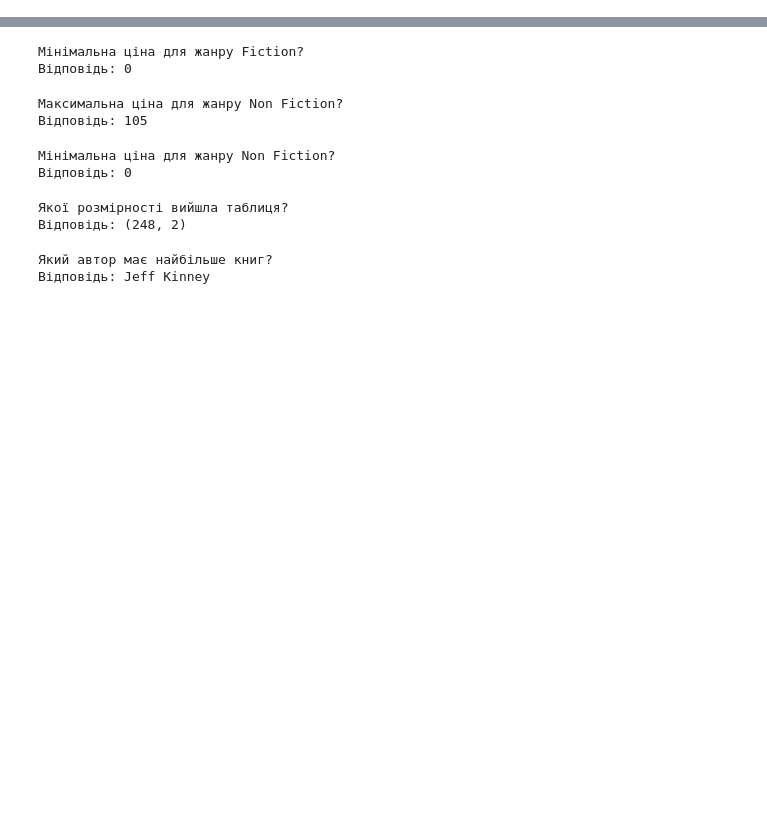
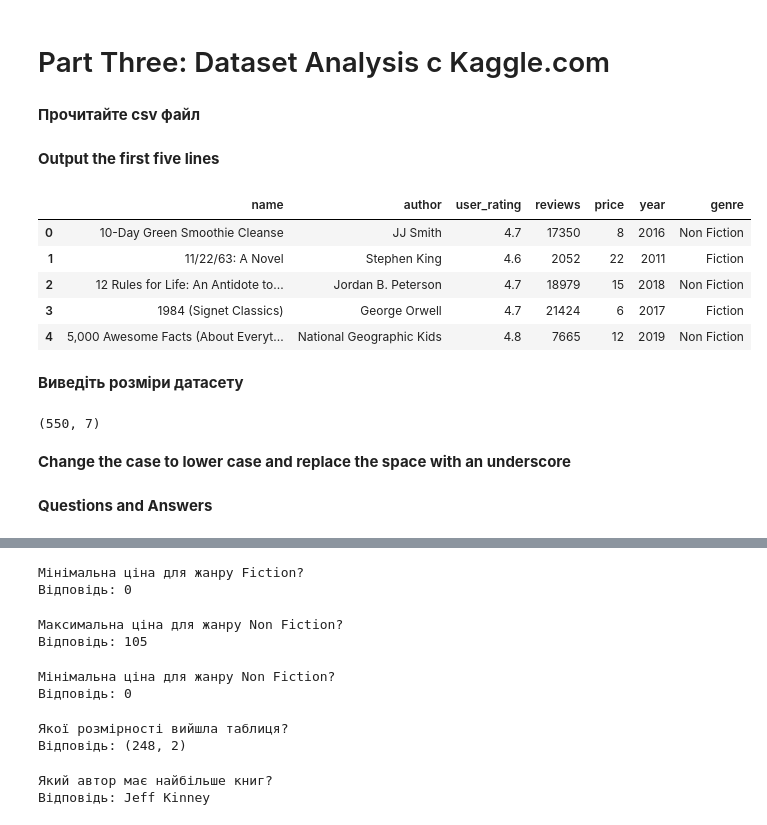
Before and after one commit to yehorkalchenko81/Data-Analysis-with-Pandas, a Jupyter notebook: Hw2_3.ipynb, the cells around one changed output, grey strips where cells are left out. Cells and saved outputs as stored; diff of their text form; code cells hidden in the pictures; blank space fills up the shorter version.

```diff
--- a/Hw2_3.ipynb
+++ b/Hw2_3.ipynb
@@ -137,0 +1,2 @@ print(f'Максимальна ціна для жанру Fiction?\nВідпов
+# %% [markdown]
+# Part Three: Dataset Analysis c Kaggle.com
@@ -137,0 +6,23 @@ print(f'Максимальна ціна для жанру Fiction?\nВідпов
+# %% [markdown]
+__Прочитайте csv файл__
+# %%
+df = pd.read_csv('bestsellers with categories.csv')
+# %% [markdown]
+__Output the first five lines__
+# %%
+df.head()
+# %% [output]
+|  | name | author | user_rating | reviews | price | year | genre |
+| 0 | 10-Day Green Smoothie Cleanse | JJ Smith | 4.7 | 17350 | 8 | 2016 | Non Fiction |
+| 1 | 11/22/63: A Novel | Stephen King | 4.6 | 2052 | 22 | 2011 | Fiction |
+| 2 | 12 Rules for Life: An Antidote to... | Jordan B. Peterson | 4.7 | 18979 | 15 | 2018 | Non Fiction |
+| 3 | 1984 (Signet Classics) | George Orwell | 4.7 | 21424 | 6 | 2017 | Fiction |
+| 4 | 5,000 Awesome Facts (About Everyt... | National Geographic Kids | 4.8 | 7665 | 12 | 2019 | Non Fiction |
+# %% [markdown]
+__Виведіть розміри датасету__
+# %%
+df.shape
+# %% [output]
+(550, 7)
+# %% [markdown]
+__Change the case to lower case and replace the space with an underscore__
@@ -137,0 +31,2 @@ print(f'Максимальна ціна для жанру Fiction?\nВідпов
+# %% [markdown]
+__Questions and Answers__
```
Also changed, not shown: parts of 37 cells of this notebook, 1 other file.
